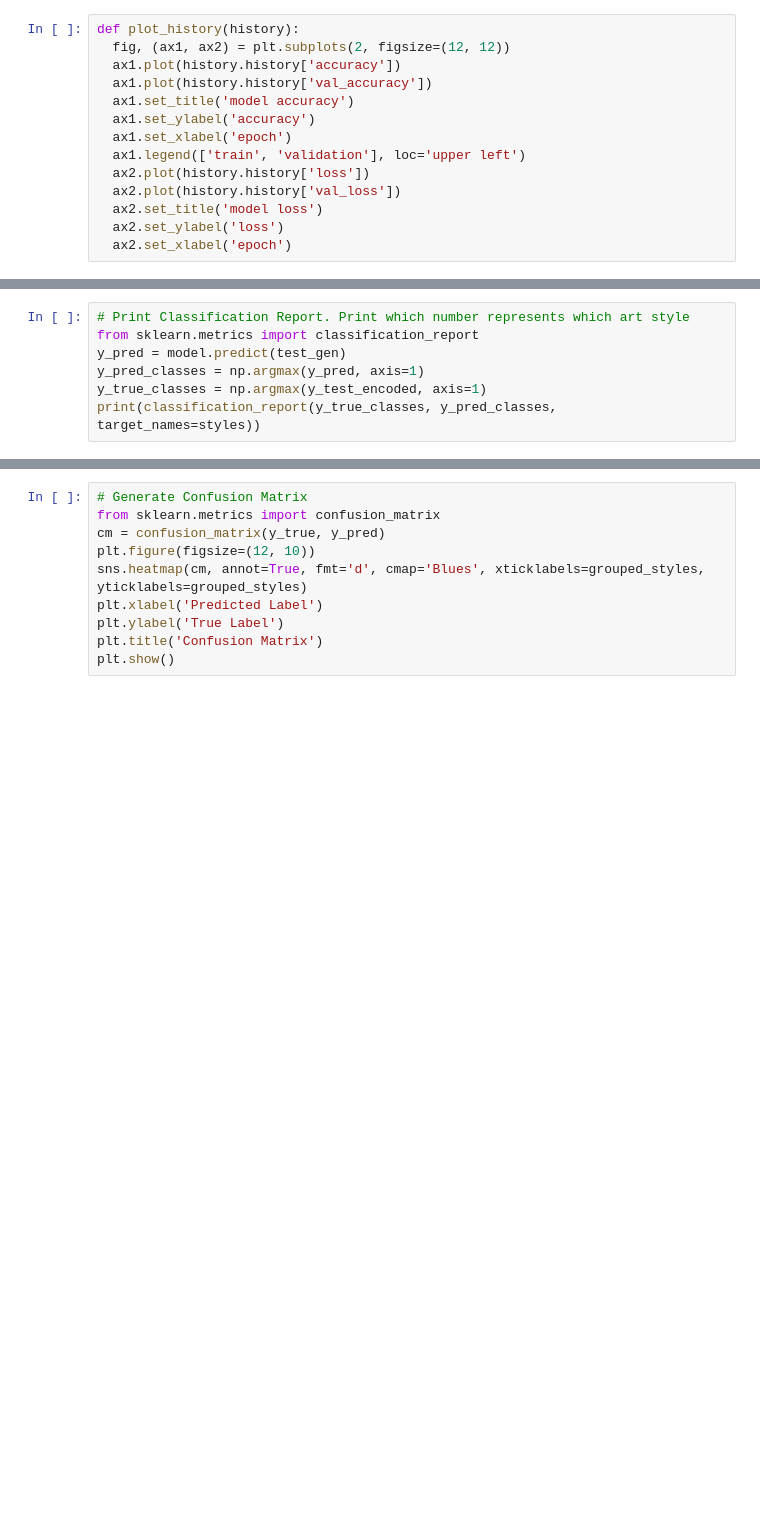
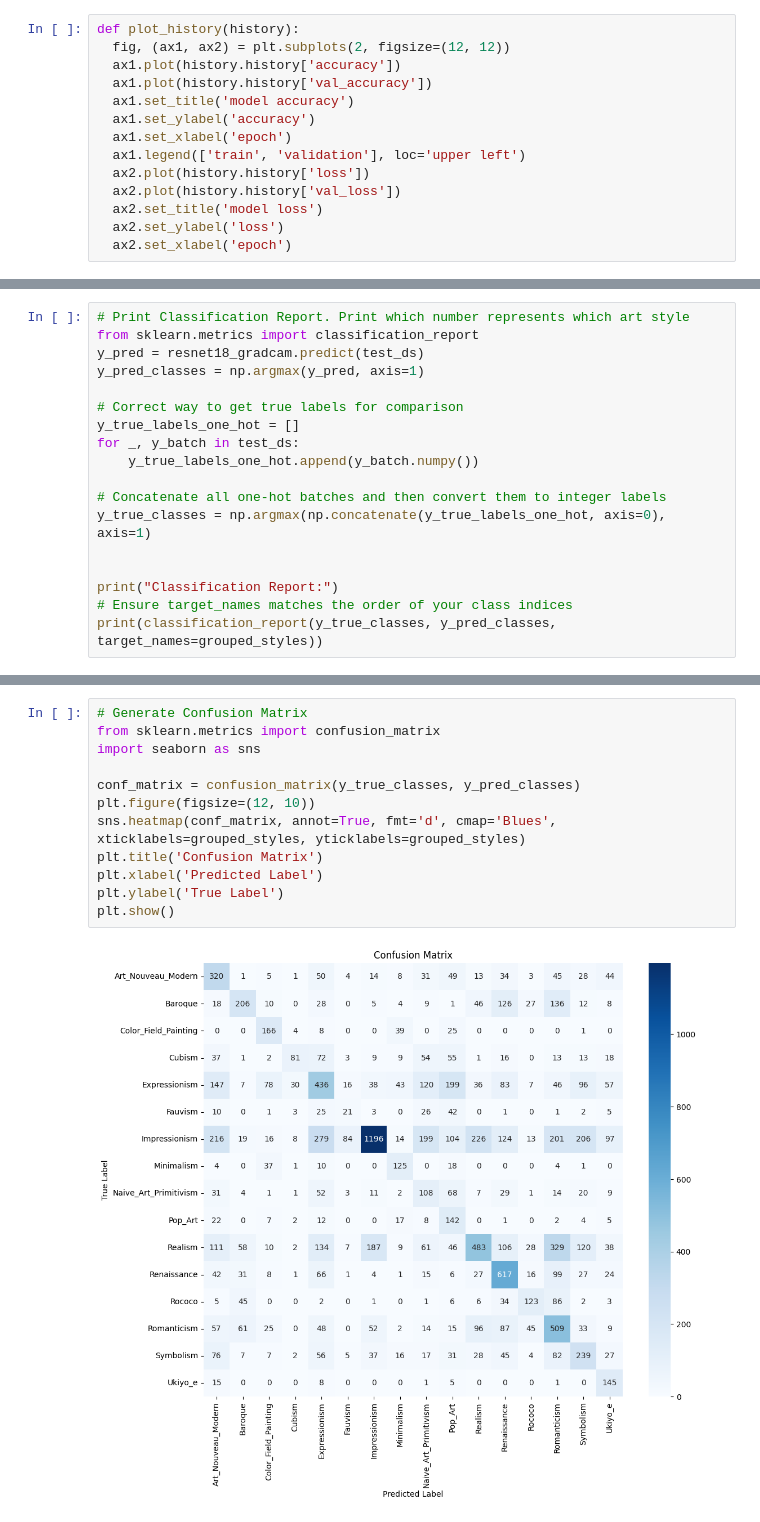
Before and after one commit to machiwao/CCDEPLRL_PROJECT_COM222, a Jupyter notebook: CCDEPLRL_PROJECT_COM222_Project_Implementation.ipynb, the cells around one changed output, grey strips where cells are left out. Saved outputs shown, nothing was run; the diff lists cells and outputs as text; blank space fills up the shorter version.

```diff
--- a/CCDEPLRL_PROJECT_COM222_Project_Implementation.ipynb
+++ b/CCDEPLRL_PROJECT_COM222_Project_Implementation.ipynb
@@ -383,7 +478,18 @@ model.save('style_classification_model.h5')
 # %%
 # Print Classification Report. Print which number represents which art style
 from sklearn.metrics import classification_report
-y_pred = model.predict(test_gen)
+y_pred = resnet18_gradcam.predict(test_ds)
 y_pred_classes = np.argmax(y_pred, axis=1)
-y_true_classes = np.argmax(y_test_encoded, axis=1)
-print(classification_report(y_true_classes, y_pred_classes, target_names=styles))
+
+# Correct way to get true labels for comparison
+y_true_labels_one_hot = []
+for _, y_batch in test_ds:
+    y_true_labels_one_hot.append(y_batch.numpy())
+
+# Concatenate all one-hot batches and then convert them to integer labels
+y_true_classes = np.argmax(np.concatenate(y_true_labels_one_hot, axis=0), axis=1)
+
+
+print("Classification Report:")
+# Ensure target_names matches the order of your class indices
+print(classification_report(y_true_classes, y_pred_classes, target_names=grouped_styles))
@@ -390,10 +514,14 @@ print(classification_report(y_true_classes, y_pred_classes, target_names=styles)
 # %%
 # Generate Confusion Matrix
 from sklearn.metrics import confusion_matrix
-cm = confusion_matrix(y_true, y_pred)
+import seaborn as sns
+
+conf_matrix = confusion_matrix(y_true_classes, y_pred_classes)
 plt.figure(figsize=(12, 10))
-sns.heatmap(cm, annot=True, fmt='d', cmap='Blues', xticklabels=grouped_styles, yticklabels=grouped_styles)
+sns.heatmap(conf_matrix, annot=True, fmt='d', cmap='Blues', xticklabels=grouped_styles, yticklabels=grouped_styles)
+plt.title('Confusion Matrix')
 plt.xlabel('Predicted Label')
 plt.ylabel('True Label')
-plt.title('Confusion Matrix')
 plt.show()
+# %% [output]
+[figure, added]
```
Also changed, not shown: parts of 32 cells of this notebook.
